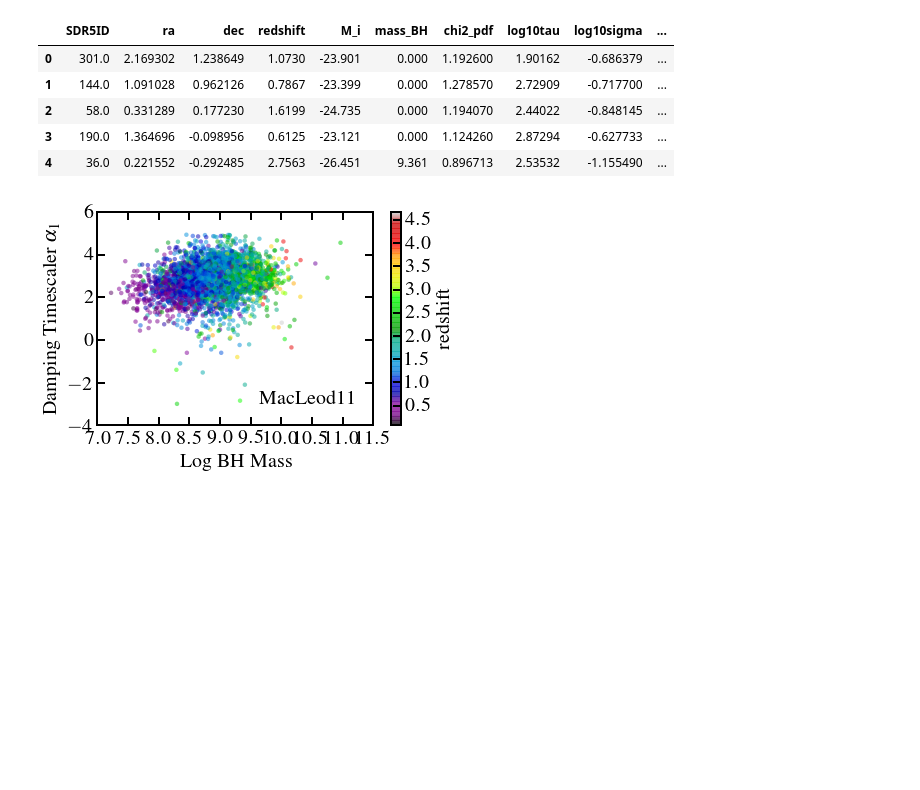
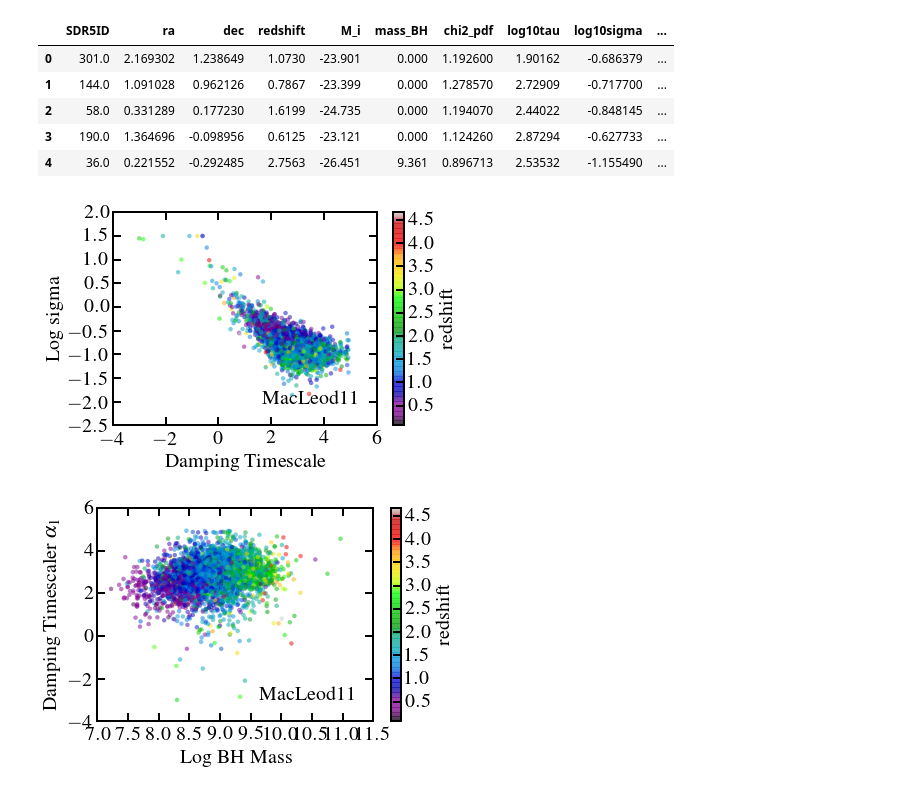
Before and after one commit to jmoreno28/QSO_S82_DRW_vs_DHO, a Jupyter notebook: PreviewLightcurvefiles.ipynb, the cells around one changed output. Saved outputs shown, nothing was run; the diff lists cells and outputs as text; code cells hidden in the pictures; blank space fills up the shorter version.

```diff
--- a/PreviewLightcurvefiles.ipynb
+++ b/PreviewLightcurvefiles.ipynb
@@ -99,6 +99,17 @@ drwDB[:5]
 | 2 | 58.0 | 0.331289 | 0.177230 | 1.6199 | -24.735 | 0.000 | 1.194070 | 2.44022 | -0.848145 | ... |
 | 3 | 190.0 | 1.364696 | -0.098956 | 0.6125 | -23.121 | 0.000 | 1.124260 | 2.87294 | -0.627733 | ... |
 | 4 | 36.0 | 0.221552 | -0.292485 | 2.7563 | -26.451 | 9.361 | 0.896713 | 2.53532 | -1.155490 | ... |
+# %%
+mask999 = (drwDB.mass_BH >0)&(drwDB.log10tau <5) & (drwDB.log10tau >-5)
+plt.scatter( drwDB.log10tau[mask999] ,drwDB.log10sigma[mask999] ,c = drwDB.redshift[mask999],
+            cmap = 'nipy_spectral', alpha = 0.5, linewidth = 0, label = 'MacLeod11')
+plt.colorbar(label = 'redshift')
+plt.ylabel('Log sigma')
+plt.xlabel('Damping Timescale')
+plt.legend(loc='lower right',frameon=False,markerscale=0)
+plt.tight_layout()
+# %% [output]
+[figure, added]
 # %%
 mask999 = (drwDB.mass_BH >0)&(drwDB.log10tau <5) & (drwDB.log10tau >-5)
 plt.scatter(drwDB.mass_BH[mask999], drwDB.log10tau[mask999] ,c = drwDB.redshift[mask999],
```
Also changed, not shown: parts of 11 cells of this notebook.
